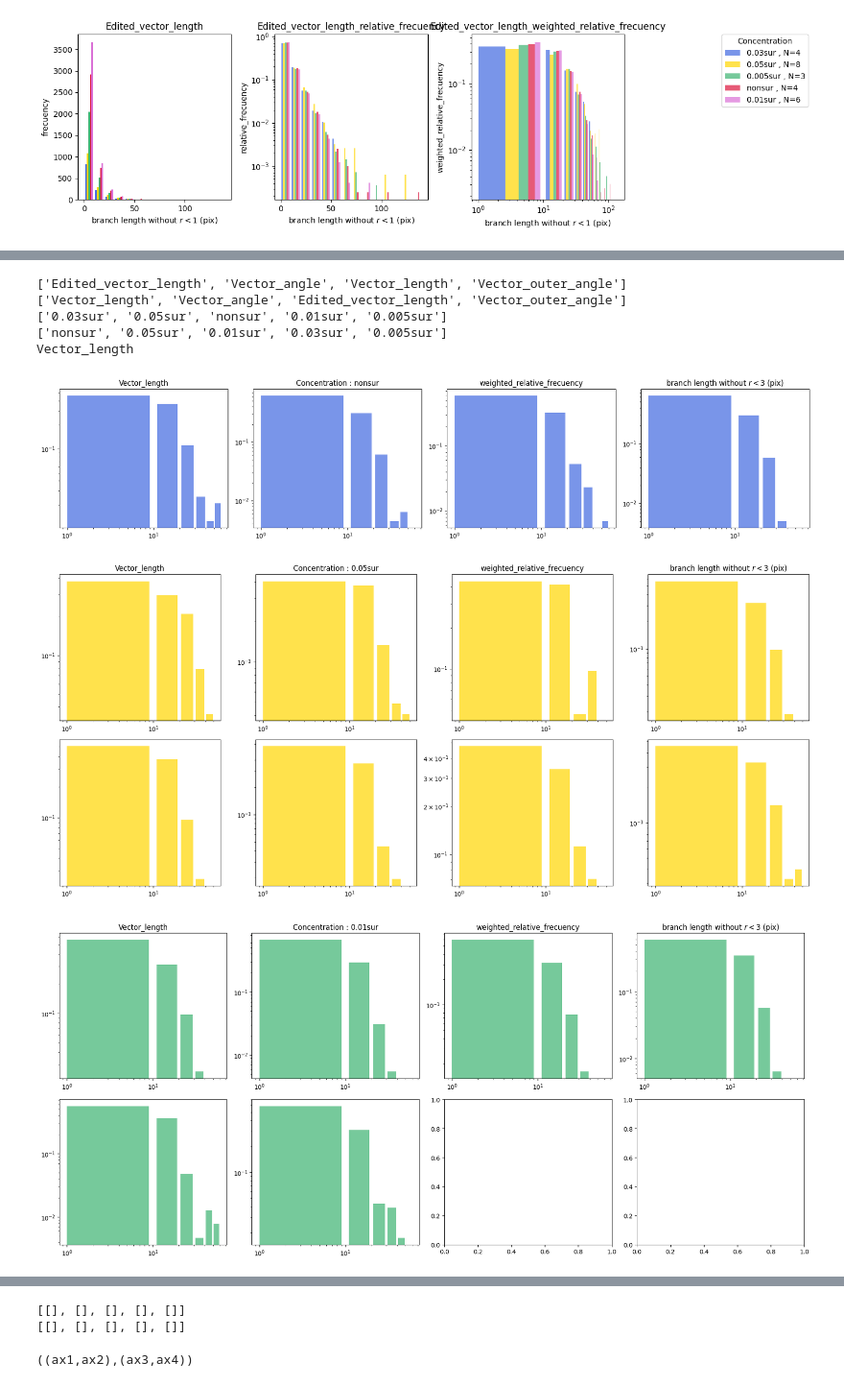
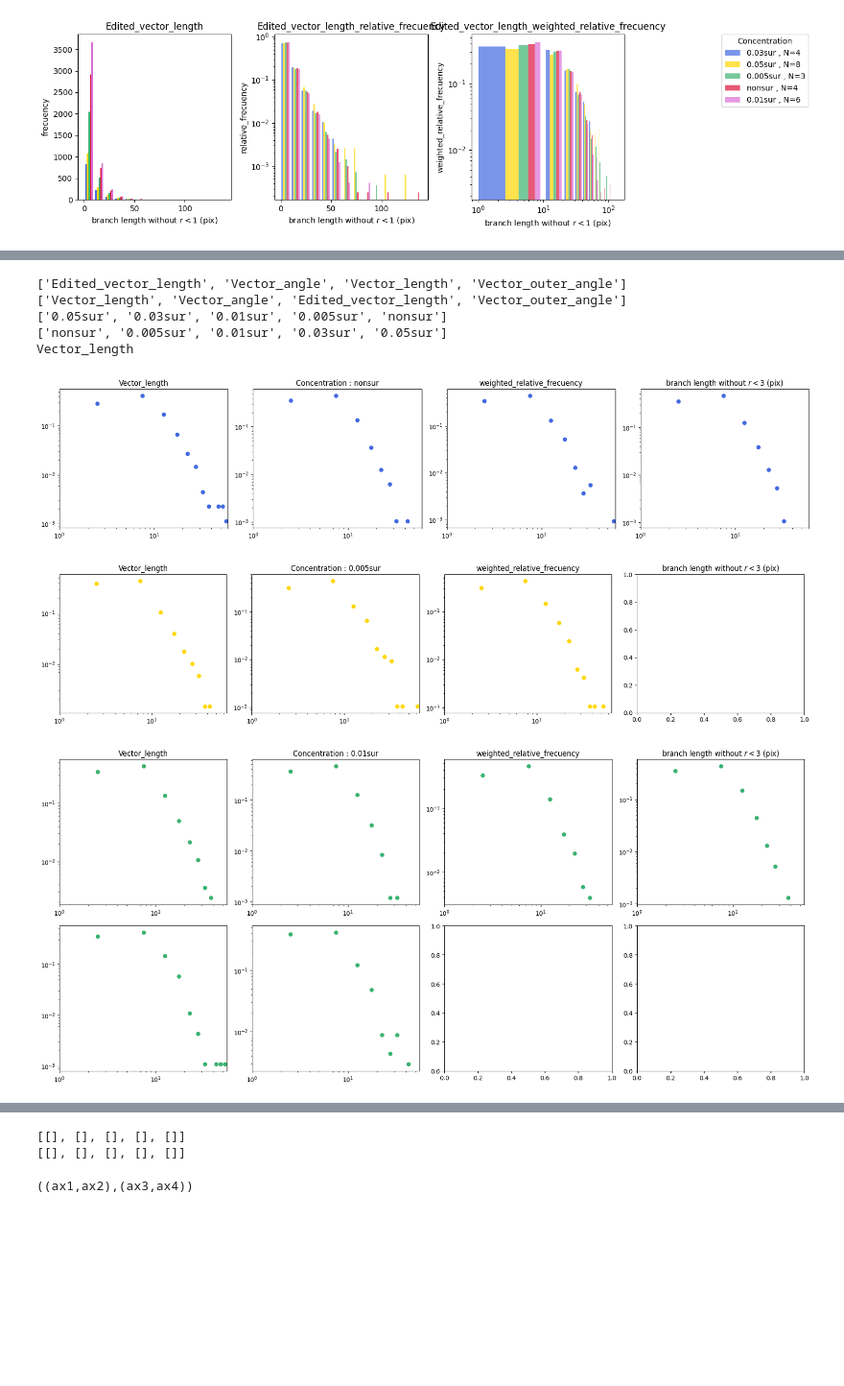
Before and after one commit to momoya-N/dendrite, a Jupyter notebook: movie_analisis/analisis_program/movie_analisys_plot.ipynb, the cells around one changed output, grey strips where cells are left out. Shown at 96% size. Cells and saved outputs as stored; diff of their text form; code cells hidden in the pictures; blank space fills up the shorter version.

```diff
--- a/movie_analisis/analisis_program/movie_analisys_plot.ipynb
+++ b/movie_analisis/analisis_program/movie_analisys_plot.ipynb
@@ -51,7 +51,7 @@ name_list=[os.path.basename(x) for x in tmp]
 sur_con_list=[x[9:-16] for x in name_list]
 sur_con_list=list(set(sur_con_list))
 print(sur_con_list)
-order=[0,1,4,2,3]
+order=[0,3,4,2,1]
 tmp=copy.deepcopy(sur_con_list)
 for i ,order in enumerate(order):
     tmp[i]=sur_con_list[order]
@@ -102,8 +102,6 @@ for kind in data_kind_list:
         width=10
         range_set=int(Max-Max%width+width)
         bin_num=int(range_set/width)
-        #binを10^0~10^{np.log10(range_set)}にbin_num個に分割
-        # bin_log=np.logspace(0,np.log10(range_set),bin_num)
 
         n_fr , bins_fr , patches_fr = axes[0,0].hist(total_data,bins=bin_num,density=False,label=label_data,color=colors,range=(0,range_set))
         # bin_log10=[math.pow(10,pow_i) for pow_i in np.log10(bins)]
@@ -236,7 +391,7 @@ name_list=[os.path.basename(x) for x in tmp]
 sur_con_list=[x[9:-16] for x in name_list]
 sur_con_list=list(set(sur_con_list))
 print(sur_con_list)
-order=[2,1,3,0,4]
+order=[4,3,2,1,0]
 tmp=copy.deepcopy(sur_con_list)
 for i ,order in enumerate(order):
     tmp[i]=sur_con_list[order]
@@ -278,28 +433,34 @@ for kind in data_kind_list :
                 data=data[data>=cutoff]
                 data=data.dropna()
                 data=data.iloc[:,0]
-                width=10
+                width=5
                 range_set=int(Max-Max%width+width)
                 bin_num=int(range_set/width)
-                #binを10^0~10^{np.log10(range_set)}にbin_num個に分割
-                bin_log=np.logspace(0,np.log10(range_set),bin_num)
                 # print(bin_log)
                 pic_row=int((pic_count)/4)
                 pic_col=(pic_count)%4
 
-                # #絶対度数
-                # axes[pic_row,pic_col].hist(data,bins=bin_num,density=False,label=label_data,color=colors[target_i],range=(0,range_set),rwidth=0.8)
-                # axes[0,2].set_title("frecuency")
+                # 度数表示
 
-                # #相対度数
-                # relative_frecuency=list(np.ones_like(data)/len(data))
-                # n , bins , patches =axes[pic_row,pic_col].hist(data,bins=bin_num,weights=relative_frecuency,range=(0,range_set),density=False,log=True,label=label_data,color=colors[target_i],rwidth=0.8)
-                # axes[0,2].set_title("relative_frecuency")
+                #重み付き相対度数
+                weighted_relative_frecuency=list(data/sum(data))
+                #相対度数
+                relative_frecuency=list(np.ones_like(data)/len(data))
 
-                # 重み付き相対度数
-                weighted_relative_frecuency=list(data/sum(data))
-                n , bins , patches=axes[pic_row,pic_col].hist(data,bins=bin_num,weights=weighted_relative_frecuency,range=(0,range_set),density=False,label=str(target) + " : N=" + str(N),color=colors[target_i],log=True,rwidth=0.8,alpha=0.7)
+                n , bins=np.histogram(data,bins=bin_num,weights=relative_frecuency,range=(0,range_set))
+                tmp = bins[:-1] + np.diff(bins)/2
+                # x=np.log10(tmp[n!=0 ])
+                # y=np.log10(n[n!=0])
+                x=tmp[n!=0]
+                y=n[n!=0]
+                # print(x,y)
+                axes[pic_row,pic_col].plot(x, y,color=colors[target_i],label=target,marker="o",ls="")
+                # axes[pic_row,pic_col].set_xticks(x_tick)
+                # # axes[pic_row,pic_col].set_xticks(np.arange(1,3,1))
+                axes[pic_row,pic_col].set_xlim(1,range_set)
+                # axes[pic_row,pic_col].set_ylim(5*10**(-4),1)
                 axes[pic_row,pic_col].set_xscale("log")
+                axes[pic_row,pic_col].set_yscale("log")
                 # # 近似曲線計算
                 # tmp = bins[:-1] + (bins[1] - bins[0])/2
                 # x=tmp[n!=0]
@@ -332,35 +493,35 @@ print(b_list)
 # for sur_i , surfactant in enumerate(sur_con_list):
 #     x_a=np.full(len(a_list[sur_i]),sur_con_list[sur_i])
 #     x_b=np.full(len(b_list[sur_i]),sur_con_list[sur_i])
 #     y_a=np.array(a_list[sur_i])
 #     y_b=np.array(b_list[sur_i])
 #     y_a_ave=np.average(y_a)
 #     y_b_ave=np.average(y_b)
 #     y_a_err_sd=y_a.std()
 #     y_b_err_sd=y_b.std()
 
 #     ax[0].errorbar(x_a[0],y_a_ave,yerr=y_a_err_sd,capsize=5, fmt='o', ecolor='k', ms=7, mfc='None', mec='k',mew=3)
 #     ax[0].plot(x_a,y_a,"o",ls="",c=colors[sur_i])
 #     ax[0].set_xlabel("Consentration")
 #     ax[0].set_ylabel("a value")
 
 #     ax[1].errorbar(x_b[0],y_b_ave,yerr=y_b_err_sd,capsize=5, fmt='o', ecolor='k', ms=7, mfc='None', mec='k',mew=3)
 #     ax[1].plot(x_b,y_b,"o",ls="",c=colors[sur_i])
 #     ax[1].set_xlabel("Consentration")
 #     ax[1].set_ylabel("b value")
 
 # name='Vector_length'
 # fig.suptitle("a,b value of " + name + " error bar:SD")
 # os.makedirs(data_dir_path+"/each_result_img/",exist_ok=True)
 # plt.savefig(data_dir_path+"/each_result_img/fit_value_" + name +".pdf")
 # plt.savefig(data_dir_path+"/each_result_img/fit_value_" + name + ".png")
 # plt.show()
 # %% [output]
 ['Edited_vector_length', 'Vector_angle', 'Vector_length', 'Vector_outer_angle']
 ['Vector_length', 'Vector_angle', 'Edited_vector_length', 'Vector_outer_angle']
-['0.03sur', '0.05sur', 'nonsur', '0.01sur', '0.005sur']
-['nonsur', '0.05sur', '0.01sur', '0.03sur', '0.005sur']
+['0.05sur', '0.03sur', '0.01sur', '0.005sur', 'nonsur']
+['nonsur', '0.005sur', '0.01sur', '0.03sur', '0.05sur']
 Vector_length
-[figure, old version]
+[figure, new version]
-[figure, old version]
+[figure, new version]
-[figure, old version]
+[figure, new version]
```
Also changed, not shown: parts of 2 cells of this notebook, 14 other files.
